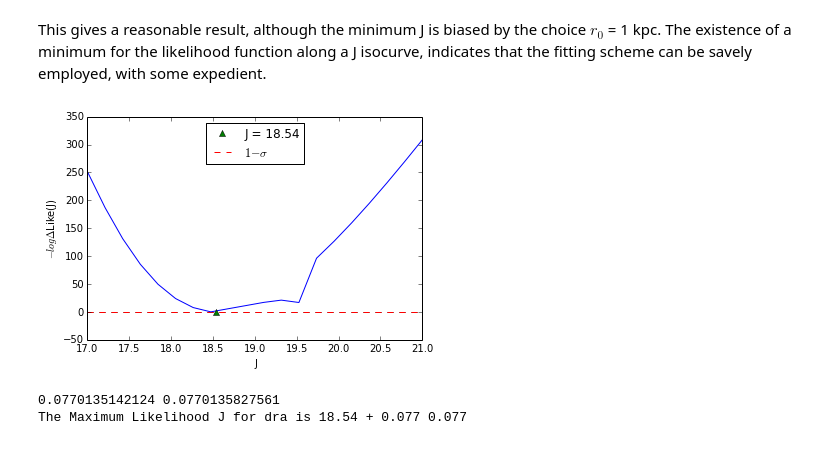
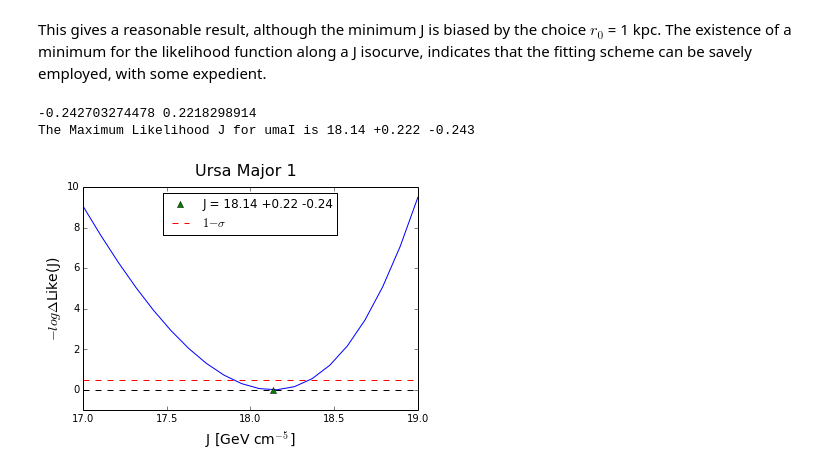
Before and after one commit to achiappo/FRESKA, a Jupyter notebook: spherical_jeans_analysis.ipynb, the cells around one changed output. Drawn from its saved outputs; the diff is of its cells as text; code cells hidden in the pictures.

```diff
--- a/spherical_jeans_analysis.ipynb
+++ b/spherical_jeans_analysis.ipynb
@@ -532,7 +513,7 @@ We examine now the behaviour for neighbouring $\mathrm{J}$ values
 # %%
 tmax=0.5
 rt=np.inf
-for J in (19,19.8):
+for J in (17,19):
     LikeJ_values = np.zeros_like(r0_array)
     for j,r0 in enumerate(r0_array):
         min_deltaJ = sciopt.minimize_scalar(deltaJ,args=(J,D,rt,r0,tmax),tol=1e-8)
@@ -541,11 +522,11 @@ for J in (19,19.8):
     min_LikeJ = sciopt.minimize_scalar(spline_LikeJ,bracket=(1e-3,2.),tol=1e-8)
     plt.plot(r0_array,LikeJ_values,label='J=%i'%J)
     plt.plot(min_LikeJ.x,spline_LikeJ(min_LikeJ.x),'^')
-plt.plot(r0_array,LikeJj,label='J=18')
+plt.plot(r0_array,LikeJj,label='J=%i'%Jtest)
 plt.plot(min_LikeJ_r0.x,spline_LikeJ_r0(min_LikeJ_r0.x),'^')
 plt.xlim(0,5)
 plt.legend(numpoints=1,loc='upper right')
-plt.xlabel(r'$r_0$')
-plt.ylabel(r'$-log$Like(J)')
-plt.savefig('output/LikeJmulti_%s.png'%dwarf,dpi=100,format='png')
+plt.xlabel(r'$r_0$ [kpc]',fontsize=14)
+plt.ylabel(r'$-log$Like(J)',fontsize=14)
+plt.savefig('output/%s/LikeJmulti_%s.png'%(dwarf,dwarf),dpi=300,format='png')
 # %% [output]
@@ -555,7 +536,7 @@ This indicates that there is a specific value of $\textrm{J}$ at which there is
 
 Below we test another a different approach: scan directly over $\textrm{J}$, extrapolate $\cal L$ for each at a fixed value $r_0$ = 1 kpc and find its minimum; then intepolate between the various minima and find the global minimum.
 # %%
-J_array = np.linspace(15.,18.,20)
+J_array = np.linspace(17,19,20)
 r0 = r0_array[59]  #r0_array[j=59]~1 kpc
 rho0i = np.zeros(shape=len(J_array))
 LikeJi = np.zeros(shape=len(J_array))
@@ -578,7 +564,8 @@ This gives a reasonable result, although the minimum J is biased by the choice $
 # %%
 tmax=0.5
 rt=np.inf
-J_array = np.linspace(18.,21.,30)#np.concatenate((np.linspace(16,18,10),np.linspace(20,21,10)))
+#J_array = np.concatenate((np.linspace(17,18.5,10),np.linspace(19.5,21,10)))
+J_array = np.linspace(17,19,20)
 min_LikeJ = np.zeros_like(J_array)
 LikeJ_values = np.zeros_like(r0_array)
 for i,J in enumerate(J_array):
@@ -593,30 +580,32 @@ for i,J in enumerate(J_array):
                                                            bracket=(.1,2.),tol=1e-8).x)
     else:
         min_LikeJ[i] = spline_LikeJ(min_r0.x)
+# %%
+spline_Like = spline(np.delete(J_array,np.where(np.isnan(min_LikeJ))[0]),
+                     np.delete(min_LikeJ,np.where(np.isnan(min_LikeJ))[0]))
+min_J = sciopt.minimize_scalar(spline_Like,bracket=(17.,19.),tol=1e-8)
+
+def one_sigmaJ(J):
+    return abs(spline_Like(J)-spline_Like(min_J.x)-0.5)
+
+err_l = sciopt.minimize_scalar(one_sigmaJ,bracket=(17.,min_J.x),tol=1e-8).x-min_J.x
+err_r = sciopt.minimize_scalar(one_sigmaJ,bracket=(min_J.x,19.),tol=1e-8).x-min_J.x
+print err_l,err_r
+print "The Maximum Likelihood J for %s is %.2f +%.3f %.3f"%(dwarf,min_J.x,err_r,err_l)
+# %% [output]
+-0.242703274478 0.2218298914
+The Maximum Likelihood J for umaI is 18.14 +0.222 -0.243
 # %%
-J_array = np.delete(J_array,np.where(np.isnan(min_LikeJ))[0])
-min_LikeJ = np.delete(min_LikeJ,np.where(np.isnan(min_LikeJ))[0])
-spline_Like = spline(J_array,min_LikeJ)
-min_J = sciopt.minimize_scalar(spline_Like,bracket=(18.,20.),tol=1e-8)
 plt.plot(J_array,spline_Like(J_array)-spline_Like(min_J.x))
-plt.plot(min_J.x,0.,'^',label='J = %.2f'%min_J.x)
+plt.plot(min_J.x,0.,'^',label='J = %.2f +%.2f %.2f'%(min_J.x,err_r,err_l))
 plt.hlines(0.,min(J_array),max(J_array),linestyles='dashed')
 plt.hlines(.5,min(J_array),max(J_array),colors=('r'),linestyles='dashed',label=r'$1-\sigma$')
 plt.legend(numpoints=1,loc='upper center',fontsize=12)
-plt.ylabel(r'$-log\Delta$Like(J)')
-plt.xlabel('J')
-#plt.ylim(-1,10)
-plt.savefig('output/LikeJ_%s.png'%dwarf,dpi=100,format='png')
+plt.ylabel(r'$-log\Delta$Like(J)',fontsize=14)
+plt.xlabel('J [GeV cm$^{-5}$]',fontsize=14)
+plt.ylim(-1,10)
+#plt.xlim(18,20)
+plt.suptitle('Ursa Major 1',fontsize=16)
+plt.savefig('output/%s/LikeJ_%s.png'%(dwarf,dwarf),dpi=300,format='png')
 # %% [output]
-[figure, old version]
+[figure, new version]
-# %%
-def one_sigmaJ(J):
-    return abs(spline_Like(J)-spline_Like(min_J.x)-0.5)
-err_l = sciopt.minimize_scalar(one_sigmaJ,bracket=(18.,min_J.x),tol=1e-8)
-err_r = sciopt.minimize_scalar(one_sigmaJ,bracket=(min_J.x,19.),tol=1e-8)
-print err_l.x-min_J.x,err_r.x-min_J.x
-print "The Maximum Likelihood J for %s is %.2f + %.3f %.3f"%(
-    dwarf,min_J.x,err_r.x-min_J.x,err_l.x-min_J.x)
-# %% [output]
-0.0770135142124 0.0770135827561
-The Maximum Likelihood J for dra is 18.54 + 0.077 0.077
```
Also changed, not shown: parts of 24 cells of this notebook.
